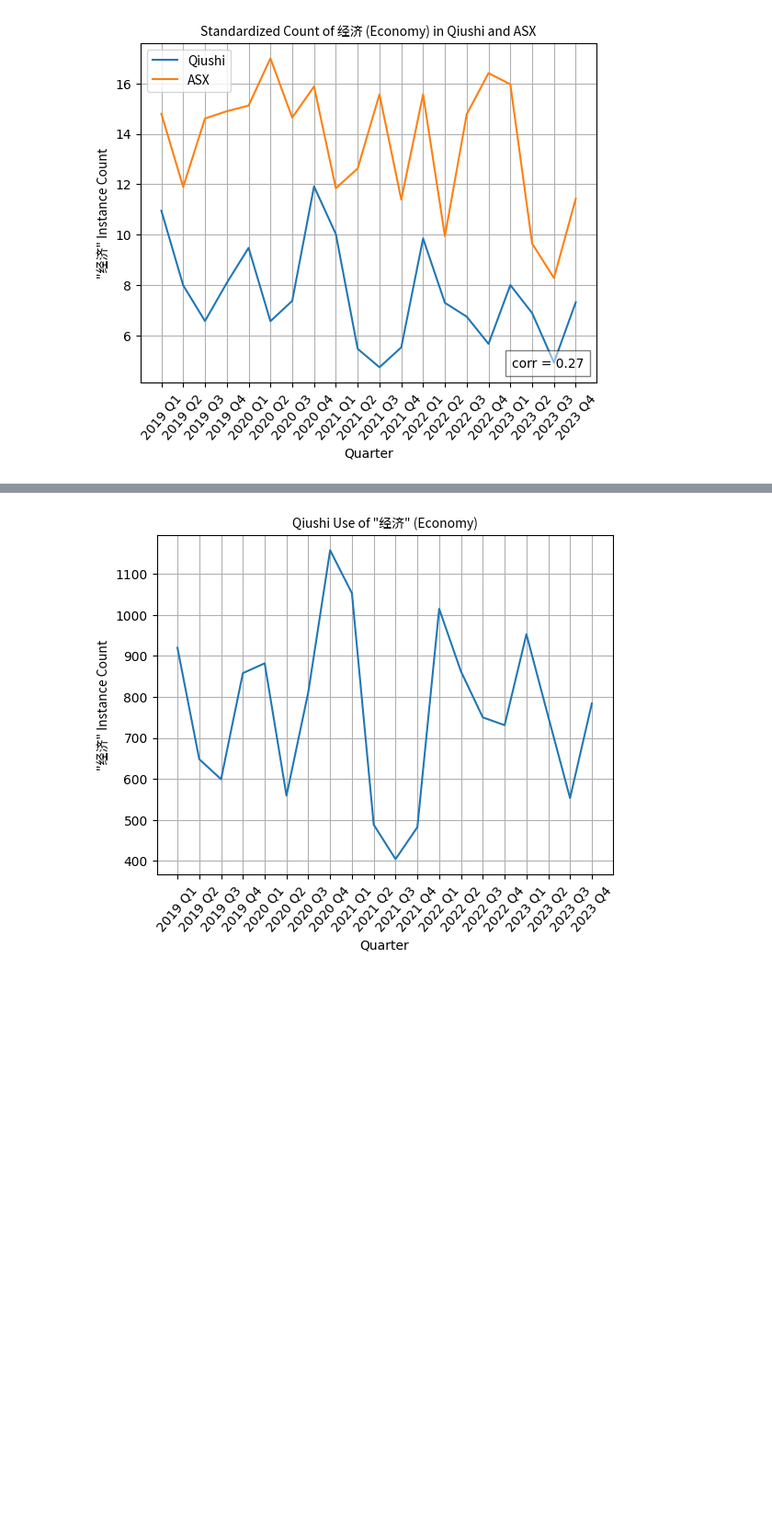
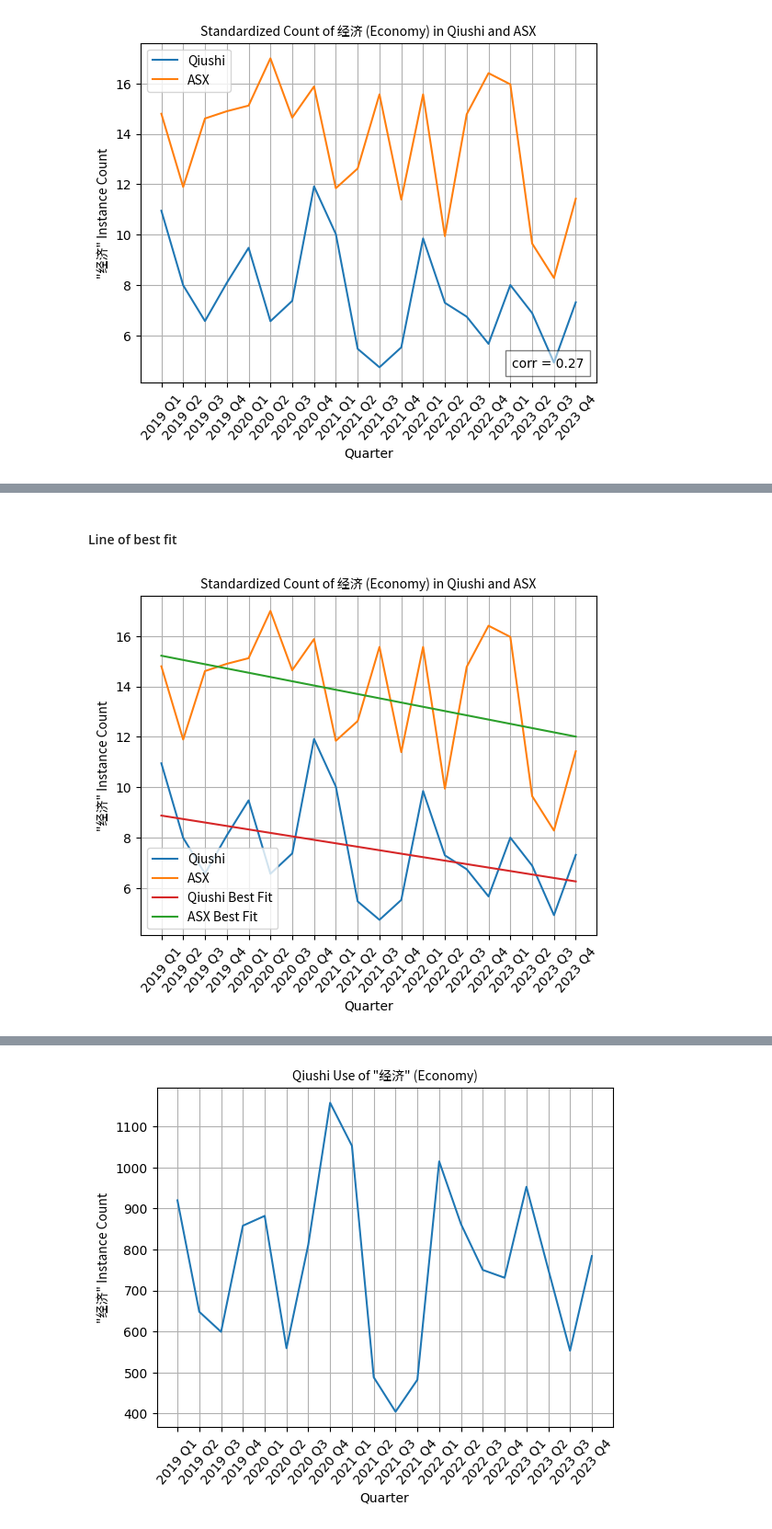
Before and after one commit to calebcsjm/China_Project, a Jupyter notebook: articles/analyze_articles/frequency_analysis/frequency_analysis.ipynb, the cells around one changed output, grey strips where cells are left out. Shown at 92% size. Drawn from its saved outputs; the diff is of its cells as text; code cells hidden in the pictures; blank space fills up the shorter version.

```diff
--- a/articles/analyze_articles/frequency_analysis/frequency_analysis.ipynb
+++ b/articles/analyze_articles/frequency_analysis/frequency_analysis.ipynb
@@ -185,0 +320,44 @@ sum(econ_counts.values()) / len(econ_counts)
+# %% [markdown]
+#### Line of best fit
+# %%
+# get the best fit values for qs and asx
+
+def get_best_fit_values(df):
+    num_quarters = len(df)
+    X = range(0, num_quarters)
+    X = sm.add_constant(X)
+    Y = df['term_count']
+
+    best_fit_model = sm.OLS(Y, X)
+    best_fit_results = best_fit_model.fit()
+    return best_fit_results.predict(X)
+
+qs_best_fit_y = get_best_fit_values(qs_econ_quarter_count_df)
+asx_best_fit_y = get_best_fit_values(asx_econ_quarter_count_df)
+# %%
+# plot
+xvals = qs_econ_quarter_count_df['year_quarter'].to_list()
+qs_econ_vals = qs_econ_quarter_count_df['term_count'].to_list()
+asx_econ_vals = asx_econ_quarter_count_df['term_count'].to_list()
+
+fig, ax = plt.subplots()
+
+title = "Standardized Count of 经济 (Economy) in Qiushi and ASX"
+
+ax.plot(xvals, qs_econ_vals, label="Qiushi", color="C0")
+ax.plot(xvals, asx_econ_vals, label="ASX", color="C1")
+ax.plot(xvals, qs_best_fit_y, label="Qiushi Best Fit", color="C3")
+ax.plot(xvals, asx_best_fit_y, label="ASX Best Fit", color="C2")
+ax.set_title(title, font=fpath)
+ax.legend(prop=font)
+ax.set_xlabel('Quarter')
+ax.set_ylabel(f"\"经济\" Instance Count", font=fpath)
+
+ax.tick_params(axis='x', rotation=50)
+ax.grid()
+
+plt.savefig(f"/Users/calebharding/Documents/BYU/2023-2024/China_Project/reports/visuals/qiushi_vs_asx/{title}_plus_best_fit.png", bbox_inches="tight")
+
+plt.show()
+# %% [output]
+[figure, added]
```
Also changed, not shown: parts of 23 cells of this notebook, 2 other files.
